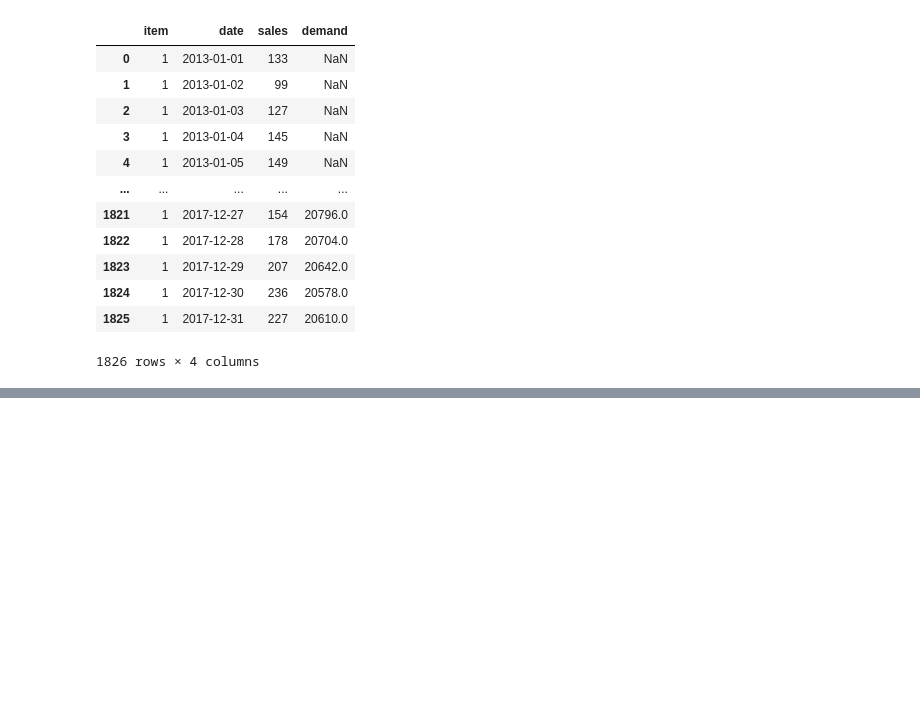
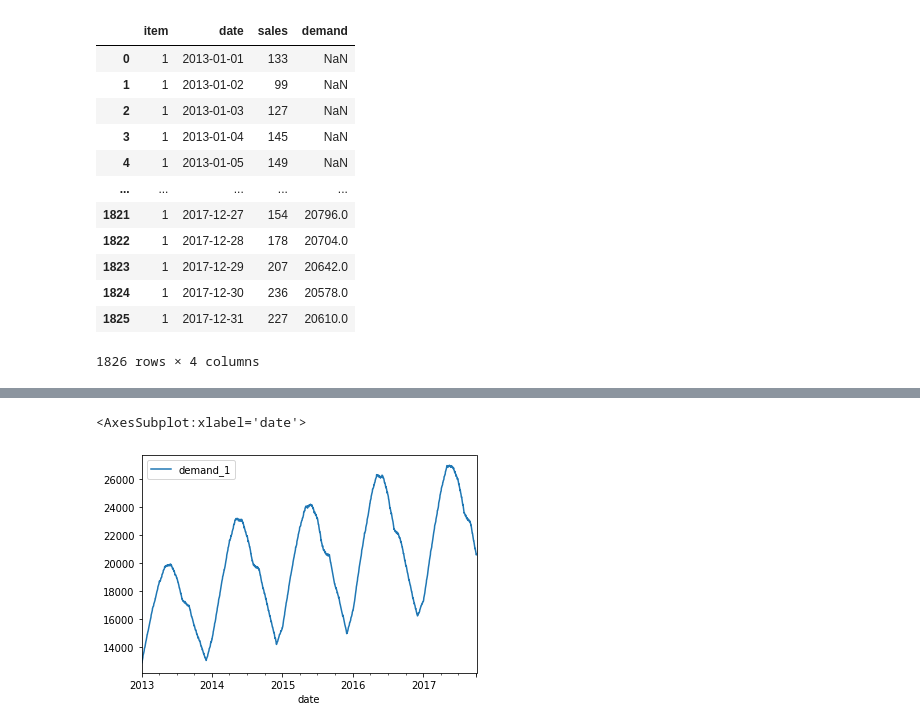
Before and after one commit to Harish-aditya/Inventory_forecasting, a Jupyter notebook: inventoryforecasting.ipynb, the cells around one changed output, grey strips where cells are left out. Cells and saved outputs as stored; diff of their text form; code cells hidden in the pictures; blank space fills up the shorter version.

```diff
--- a/inventoryforecasting.ipynb
+++ b/inventoryforecasting.ipynb
@@ -185,3 +184,5 @@ DataframeDict[1]
 | 1824 | 1 | 2017-12-30 | 236 | 20578.0 |
 | 1825 | 1 | 2017-12-31 | 227 | 20610.0 |
 1826 rows × 4 columns
+# %%
+demand_1 = DataframeDict[1]['demand'].dropna().reset_index(drop= True)
@@ -201,3 +217,7 @@ DataframeDict[1]
 | 1824 | 1 | 2017-12-30 | 236 | 20578.0 |
 | 1825 | 1 | 2017-12-31 | 227 | 20610.0 |
 1826 rows × 4 columns
+# %%
+DataframeDict[1].drop(axis = 1, columns = ['demand'], inplace = True)
+# %%
+DataframeDict[1]['demand_1'] = pd.DataFrame(demand_1)
@@ -203,0 +231,2 @@ DataframeDict[1]
+# %%
+DataframeDict[1].dropna(inplace = True)
@@ -203,0 +251,5 @@ DataframeDict[1]
+# %%
+DataframeDict[1].plot(x = 'date',y = 'demand_1')#date vs demand
+# %% [output]
+<AxesSubplot:xlabel='date'>
+[figure, added]
```
Also changed, not shown: parts of 11 cells of this notebook.
